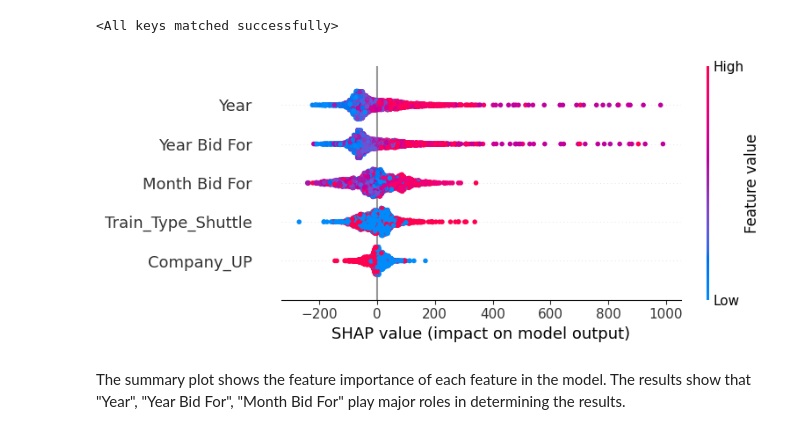
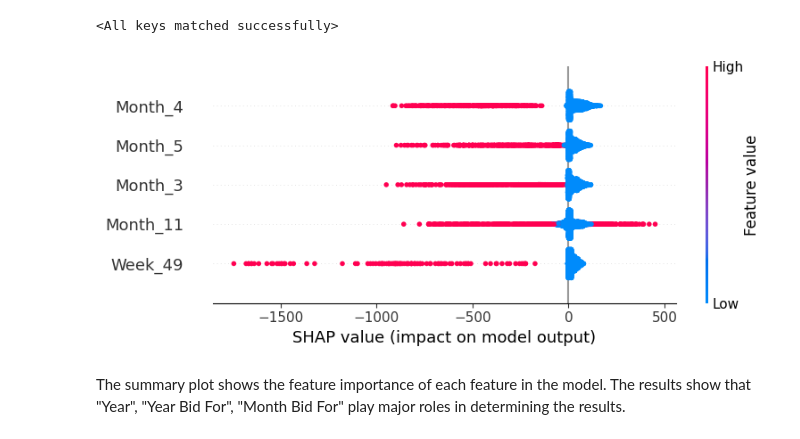
Before and after one commit to falsestatement/ie434-deepdive-g1, a Jupyter notebook: FeatureImportance.ipynb, the cells around one changed output. Saved outputs shown, nothing was run; the diff lists cells and outputs as text; code cells hidden in the pictures.

```diff
--- a/FeatureImportance.ipynb
+++ b/FeatureImportance.ipynb
@@ -60,23 +48,41 @@ shap_values = explainer.shap_values(X_explain_tensor)
+# %%
+x_scaler = StandardScaler()
+X = x_scaler.fit_transform(X).astype(np.float32)
+
+device = torch.device("cuda" if torch.cuda.is_available() else "cpu")
+n_samples = 5000
+X_tensor = torch.from_numpy(X[:n_samples,:]).float().to(device)
+model.to(device)
+explainer = shap.DeepExplainer(model, X_tensor)
+shap_values_list = []
+
+offset = int(n_samples / 1000)
+for i in tqdm(range(0, len(X_tensor), offset)):
+    batch = X_tensor[i:i+offset]
+    sv = explainer.shap_values(batch, check_additivity=False)
+    shap_values_list.append(sv)
+
+shap_values = np.concatenate(shap_values_list, axis=0)
 # %%
-with open(SAVE_DIR + 'shap_values.pkl', 'wb') as f:
-    pickle.dump(shap_values, f)
+with open('shap_values.pkl', 'rb') as f:
+    shap_values = pickle.load(f)
 # %%
 feature_names_list = clean_df.drop("Bid", axis=1).columns.tolist()
 
 if isinstance(shap_values, torch.Tensor):
     shap_values_numpy = shap_values.cpu().numpy()
 else:
     shap_values_numpy = shap_values
 
 shap_values_2d = np.squeeze(shap_values_numpy)
 
 shap.summary_plot(
     shap_values_2d,
-    X_background_numpy,
+    X[:n_samples,:],
     feature_names=feature_names_list,
     max_display=5
 )
 # %% [output]
-[figure, old version]
+[figure, new version]
 # %% [markdown]
 The summary plot shows the feature importance of each feature in the model. The results show that "Year", "Year Bid For", "Month Bid For" play major roles in determining the results.
```
Also changed, not shown: parts of 2 cells of this notebook, 1 other file.
